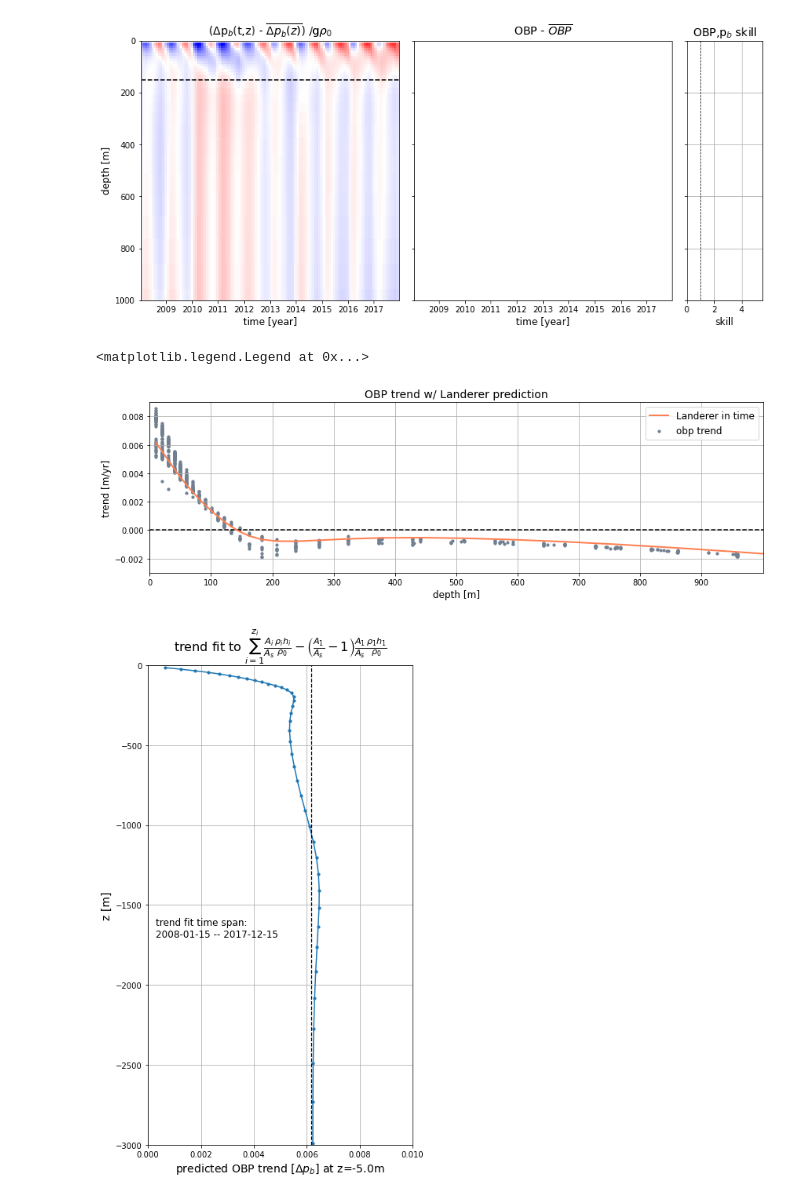
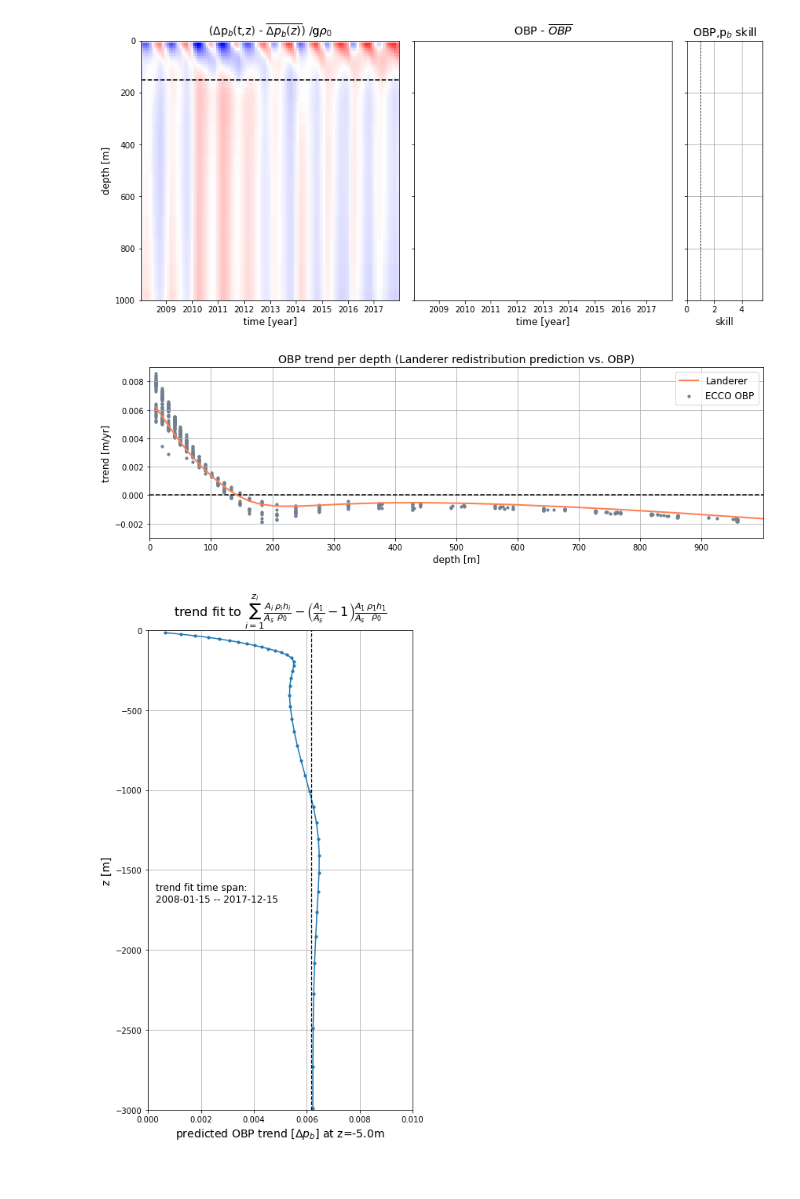
Before and after one commit to jakesteinberg/nasa_ostst, a Jupyter notebook: landerer.ipynb, the cells around one changed output. Drawn from its saved outputs; the diff is of its cells as text; code cells hidden in the pictures.

```diff
--- a/landerer.ipynb
+++ b/landerer.ipynb
@@ -596,18 +580,17 @@ p_test = (p_test.isel(degree=0).polyfit_coefficients)*1e9*60*60*24*365
 # %%
 f,ax = plt.subplots(1,1,figsize=(14,4))
 ax.plot([0,3000],[0, 0], color='k', linewidth=1.5, linestyle='--')
-ax.scatter(dep.isel(tile=tile_num)*gulf_mask, gulf_a_obp, s=10, color='#708090',label='obp trend');
+ax.scatter(dep.isel(tile=tile_num)*gulf_mask, gulf_a_obp, s=10, color='#708090',label='ECCO OBP');
 # ax.scatter(dep.isel(tile=tile_num)*gulf_mask, gulf_a_sla, s=1, color='m',label='sla trend');
-ax.plot(pbdeps, p_test, color='#FF7F50', linewidth=2, label='Landerer in time')
+ax.plot(pbdeps, p_test, color='#FF7F50', linewidth=2, label='Landerer')
 # ax.plot(pbdeps, p_test_upper, color='#32CD32', linewidth=1.5, label='Landerer in time 0-' + str(np.int(v_cell_z[29])) + 'm')
 ax.set_xlim([0,1000]); ax.set_xticks(np.arange(0,1000,100)); ax.set_xlabel('depth [m]',fontsize=12)
 ax.set_ylim([-0.003, 0.009]); ax.set_ylabel('trend [m/yr]',fontsize=12)
-ax.grid(); ax.set_title('OBP trend w/ Landerer prediction',fontsize=14);
+ax.grid(); ax.set_title('OBP trend per depth (Landerer redistribution prediction vs. OBP)',fontsize=14);
 ax.legend(fontsize=12)
-# f.savefig('/Users/jakesteinberg/Documents/NASA_OSTST/meetings/2022_04_20/GOM_obp_landerer.jpg', dpi=250)
+f.savefig('/Users/jakesteinberg/Documents/NASA_OSTST/manuscript/figures/landerer_predicted_trend.jpg', dpi=250)
 # %% [output]
-<matplotlib.legend.Legend at 0x...>
-[figure, old version]
+[figure, new version]
 # %%
 t_s = '2008-01-15'
 t_e = '2017-12-15'
```
Also changed, not shown: parts of 15 cells of this notebook, 2 other files.
